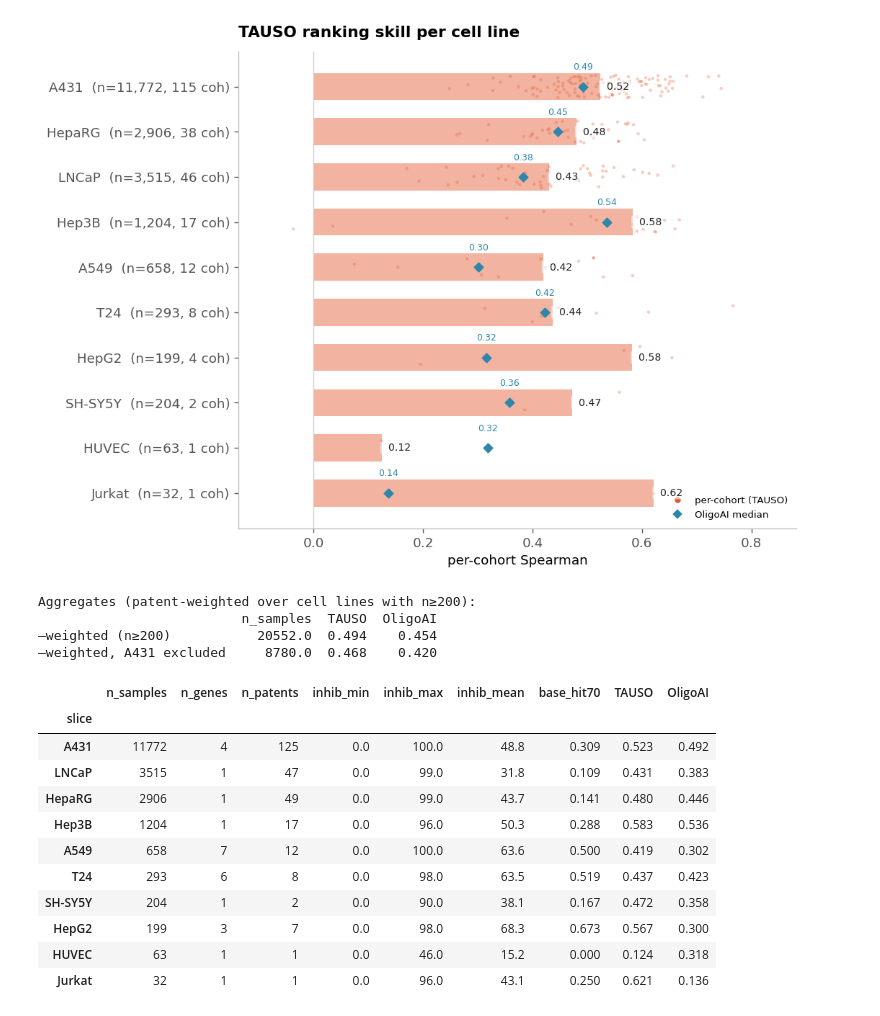
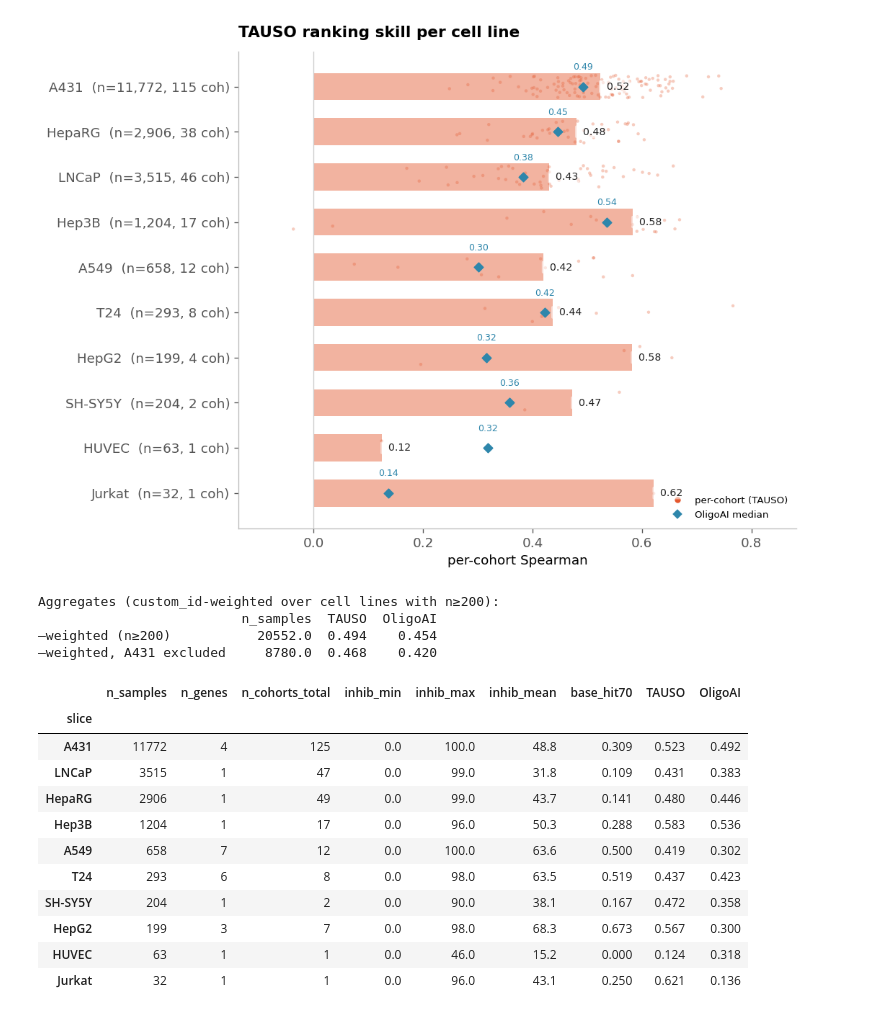
Before and after one commit to RedPenguin100/TAUSO, a Jupyter notebook: notebooks/graphs/models/breakdowns.ipynb, the cells around one changed output. Cells and saved outputs as stored; diff of their text form; code cells hidden in the pictures.

```diff
--- a/notebooks/graphs/models/breakdowns.ipynb
+++ b/notebooks/graphs/models/breakdowns.ipynb
@@ -88,21 +88,21 @@ plt.tight_layout(); plt.show()
 [figure]
 # %%
 # cell-line table with inhibition range + an A431-excluded aggregate (A431 is ~half the test rows)
-tbl = ta[['n_samples','n_genes','n_patents','inhib_min','inhib_max','inhib_mean','base_hit70','spearman_median']].copy()
+tbl = ta[['n_samples','n_genes','n_cohorts_total','inhib_min','inhib_max','inhib_mean','base_hit70','spearman_median']].copy()
 tbl = tbl.rename(columns={'spearman_median':'TAUSO'}); tbl['OligoAI'] = oa.reindex(tbl.index)
 big = tbl[tbl.n_samples>=200]
-agg = pd.Series({'n_samples':big.n_samples.sum(),'TAUSO':np.average(big.TAUSO,weights=big.n_patents),'OligoAI':np.average(big.OligoAI.fillna(0),weights=big.n_patents)}, name='—weighted (n≥200)')
+agg = pd.Series({'n_samples':big.n_samples.sum(),'TAUSO':np.average(big.TAUSO,weights=big.n_cohorts_total),'OligoAI':np.average(big.OligoAI.fillna(0),weights=big.n_cohorts_total)}, name='—weighted (n≥200)')
 no431 = big.drop(index='A431', errors='ignore')
-agg2 = pd.Series({'n_samples':no431.n_samples.sum(),'TAUSO':np.average(no431.TAUSO,weights=no431.n_patents),'OligoAI':np.average(no431.OligoAI.fillna(0),weights=no431.n_patents)}, name='—weighted, A431 excluded')
-print('Aggregates (patent-weighted over cell lines with n≥200):')
+agg2 = pd.Series({'n_samples':no431.n_samples.sum(),'TAUSO':np.average(no431.TAUSO,weights=no431.n_cohorts_total),'OligoAI':np.average(no431.OligoAI.fillna(0),weights=no431.n_cohorts_total)}, name='—weighted, A431 excluded')
+print('Aggregates (custom_id-weighted over cell lines with n≥200):')
 print(pd.DataFrame([agg, agg2])[['n_samples','TAUSO','OligoAI']].round(3).to_string())
 tbl.round({'inhib_min':0,'inhib_max':0,'inhib_mean':1,'base_hit70':3,'TAUSO':3,'OligoAI':3})
 # %% [output]
-Aggregates (patent-weighted over cell lines with n≥200):
+Aggregates (custom_id-weighted over cell lines with n≥200):
                           n_samples  TAUSO  OligoAI
 —weighted (n≥200)           20552.0  0.494    0.454
 —weighted, A431 excluded     8780.0  0.468    0.420
-|  | n_samples | n_genes | n_patents | inhib_min | inhib_max | inhib_mean | base_hit70 | TAUSO | OligoAI |
+|  | n_samples | n_genes | n_cohorts_total | inhib_min | inhib_max | inhib_mean | base_hit70 | TAUSO | OligoAI |
 | slice |  |  |  |  |  |  |  |  |  |
 | A431 | 11772 | 4 | 125 | 0.0 | 100.0 | 48.8 | 0.309 | 0.523 | 0.492 |
 | LNCaP | 3515 | 1 | 47 | 0.0 | 99.0 | 31.8 | 0.109 | 0.431 | 0.383 |
```
Also changed, not shown: parts of 7 cells of this notebook, 4 other files.
